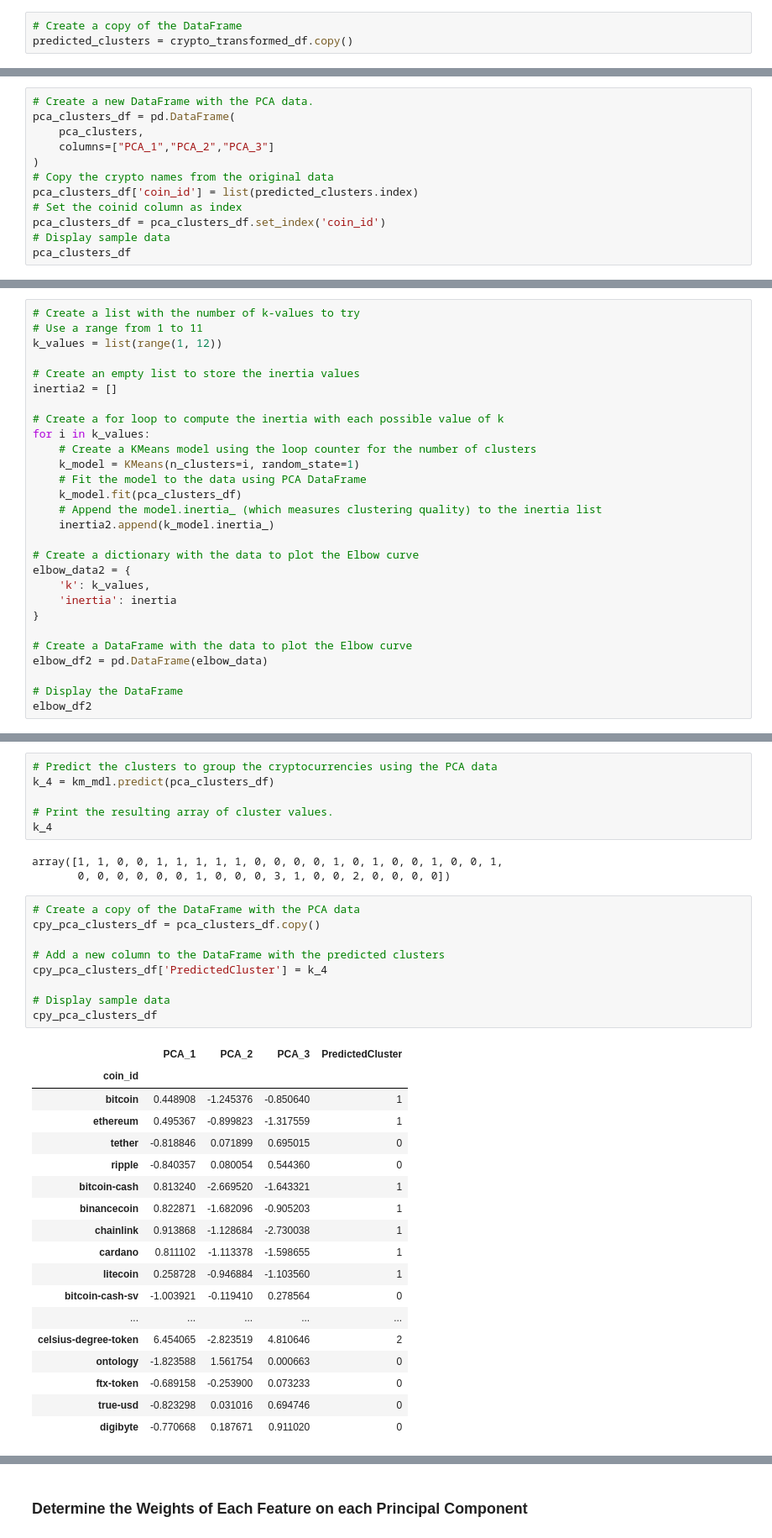
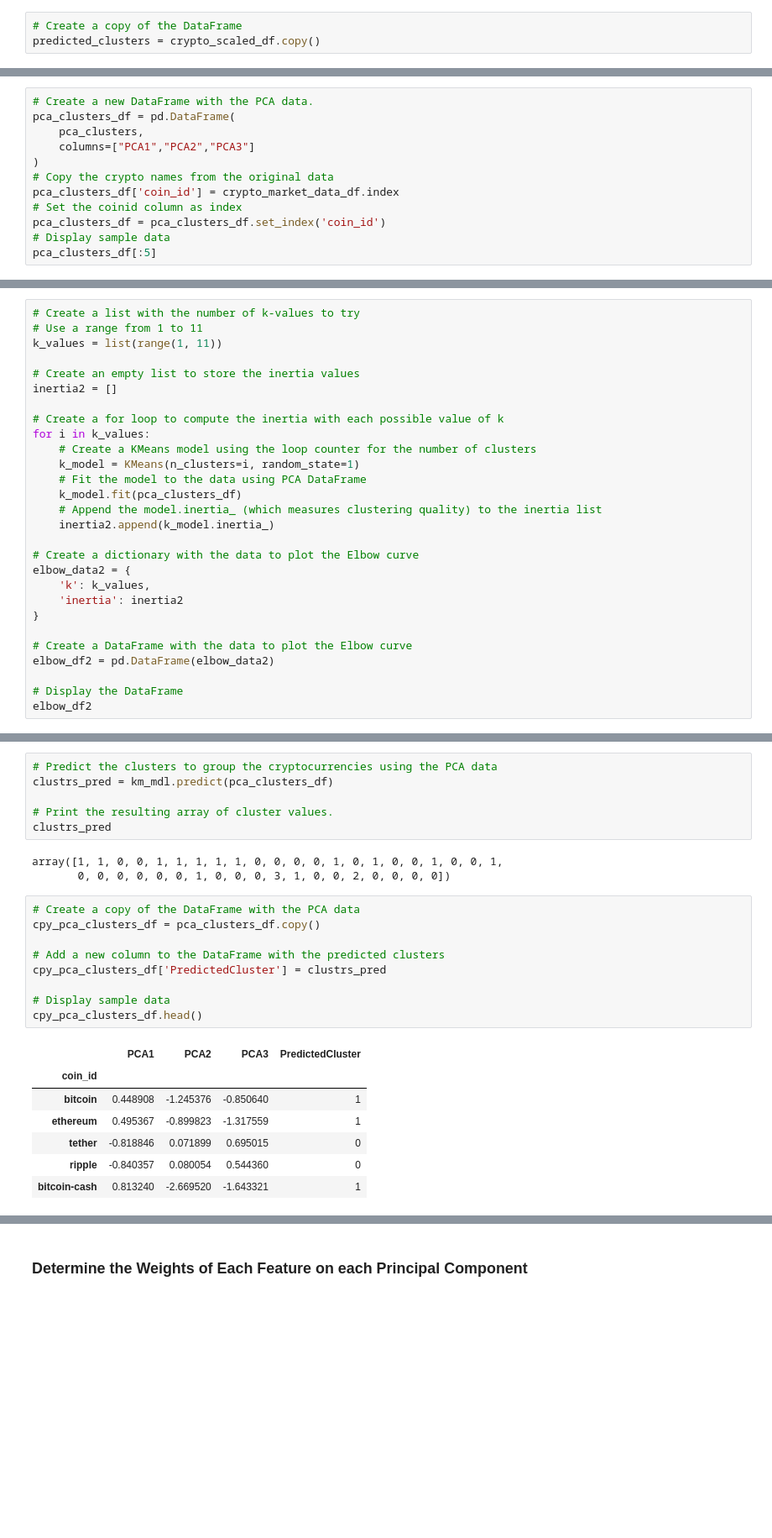
Before and after one commit to xraySMULu/CryptoClustering, a Jupyter notebook: Crypto_Clustering.ipynb, the cells around one changed output, grey strips where cells are left out. Shown at 84% size. Saved outputs shown, nothing was run; the diff lists cells and outputs as text; blank space fills up the shorter version.

Commit message:
crypto_clus v5

```diff
--- a/Crypto_Clustering.ipynb
+++ b/Crypto_Clustering.ipynb
@@ -202,7 +162,7 @@ array([2, 2, 0, 0, 2, 2, 2, 2, 2, 0, 0, 0, 0, 2, 0, 2, 0, 0, 2, 0, 0, 2,
        0, 0, 0, 0, 0, 0, 2, 0, 0, 0, 3, 2, 0, 0, 1, 0, 0, 0, 0])
 # %%
 # Create a copy of the DataFrame
-predicted_clusters = crypto_transformed_df.copy()
+predicted_clusters = crypto_scaled_df.copy()
 # %%
 # Add a new column to the DataFrame with the predicted clusters
 predicted_clusters["predicted_cluster"] = k_4
@@ -260,12 +224,12 @@ array([0.34871677, 0.31363391, 0.22627118])
 # Create a new DataFrame with the PCA data.
 pca_clusters_df = pd.DataFrame(
     pca_clusters,
-    columns=["PCA_1","PCA_2","PCA_3"]
+    columns=["PCA1","PCA2","PCA3"]
 )
 # Copy the crypto names from the original data
-pca_clusters_df['coin_id'] = list(predicted_clusters.index)
+pca_clusters_df['coin_id'] = crypto_market_data_df.index
 # Set the coinid column as index
 pca_clusters_df = pca_clusters_df.set_index('coin_id')
 # Display sample data
-pca_clusters_df
+pca_clusters_df[:5]
 # %% [output]
@@ -292,7 +245,7 @@ pca_clusters_df
 # %%
 # Create a list with the number of k-values to try
 # Use a range from 1 to 11
-k_values = list(range(1, 12))
+k_values = list(range(1, 11))
 
 # Create an empty list to store the inertia values
 inertia2 = []
@@ -309,11 +262,11 @@ for i in k_values:
 # Create a dictionary with the data to plot the Elbow curve
 elbow_data2 = {
     'k': k_values,
-    'inertia': inertia
+    'inertia': inertia2
 }
 
 # Create a DataFrame with the data to plot the Elbow curve
-elbow_df2 = pd.DataFrame(elbow_data)
+elbow_df2 = pd.DataFrame(elbow_data2)
 
 # Display the DataFrame
 elbow_df2
@@ -363,41 +315,30 @@ km_mdl.fit(pca_clusters_df)
 KMeans(n_clusters=4, random_state=1)
 # %%
 # Predict the clusters to group the cryptocurrencies using the PCA data
-k_4 = km_mdl.predict(pca_clusters_df)
+clustrs_pred = km_mdl.predict(pca_clusters_df)
 
 # Print the resulting array of cluster values.
-k_4
+clustrs_pred
 # %% [output]
 array([1, 1, 0, 0, 1, 1, 1, 1, 1, 0, 0, 0, 0, 1, 0, 1, 0, 0, 1, 0, 0, 1,
        0, 0, 0, 0, 0, 0, 1, 0, 0, 0, 3, 1, 0, 0, 2, 0, 0, 0, 0])
 # %%
 # Create a copy of the DataFrame with the PCA data
 cpy_pca_clusters_df = pca_clusters_df.copy()
 
 # Add a new column to the DataFrame with the predicted clusters
-cpy_pca_clusters_df['PredictedCluster'] = k_4
+cpy_pca_clusters_df['PredictedCluster'] = clustrs_pred
 
 # Display sample data
-cpy_pca_clusters_df
+cpy_pca_clusters_df.head()
 # %% [output]
-|  | PCA_1 | PCA_2 | PCA_3 | PredictedCluster |
+|  | PCA1 | PCA2 | PCA3 | PredictedCluster |
 | coin_id |  |  |  |  |
 | bitcoin | 0.448908 | -1.245376 | -0.850640 | 1 |
 | ethereum | 0.495367 | -0.899823 | -1.317559 | 1 |
 | tether | -0.818846 | 0.071899 | 0.695015 | 0 |
 | ripple | -0.840357 | 0.080054 | 0.544360 | 0 |
 | bitcoin-cash | 0.813240 | -2.669520 | -1.643321 | 1 |
-| binancecoin | 0.822871 | -1.682096 | -0.905203 | 1 |
-| chainlink | 0.913868 | -1.128684 | -2.730038 | 1 |
-| cardano | 0.811102 | -1.113378 | -1.598655 | 1 |
-| litecoin | 0.258728 | -0.946884 | -1.103560 | 1 |
-| bitcoin-cash-sv | -1.003921 | -0.119410 | 0.278564 | 0 |
-| ... | ... | ... | ... | ... |
-| celsius-degree-token | 6.454065 | -2.823519 | 4.810646 | 2 |
-| ontology | -1.823588 | 1.561754 | 0.000663 | 0 |
-| ftx-token | -0.689158 | -0.253900 | 0.073233 | 0 |
-| true-usd | -0.823298 | 0.031016 | 0.694746 | 0 |
-| digibyte | -0.770668 | 0.187671 | 0.911020 | 0 |
 # %%
 # Create a scatter plot using hvPlot by setting `x="PCA1"` and `y="PCA2"`.
 cpy_pca_clusters_df.hvplot.scatter(
```
Also changed, not shown: parts of 18 cells of this notebook.
